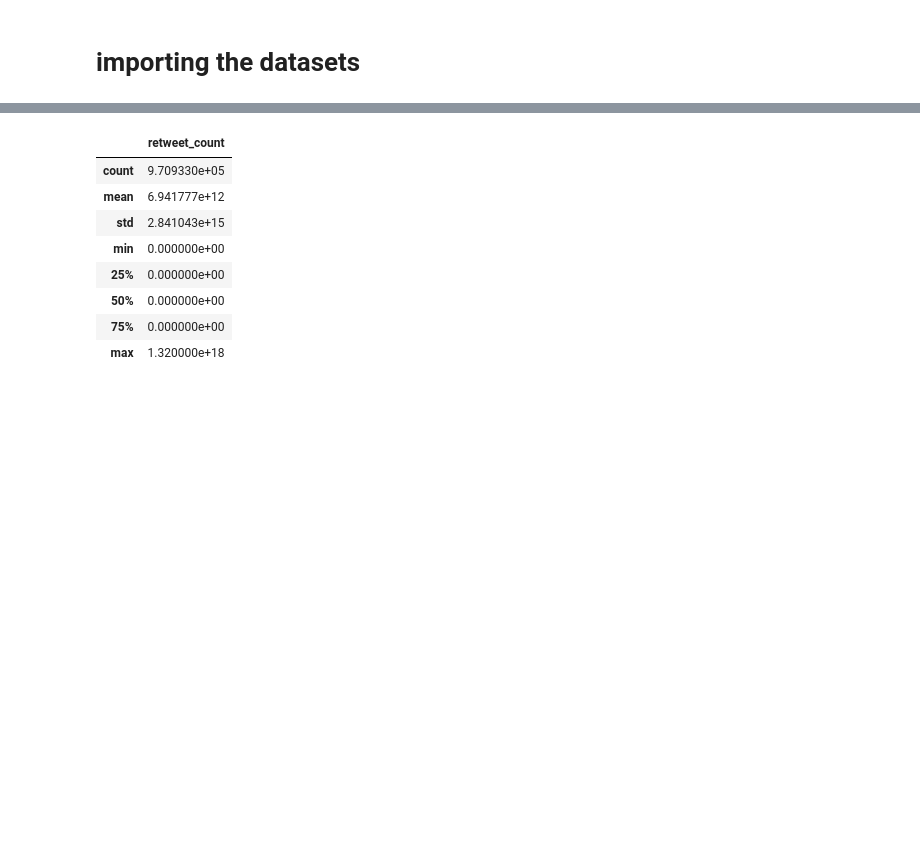
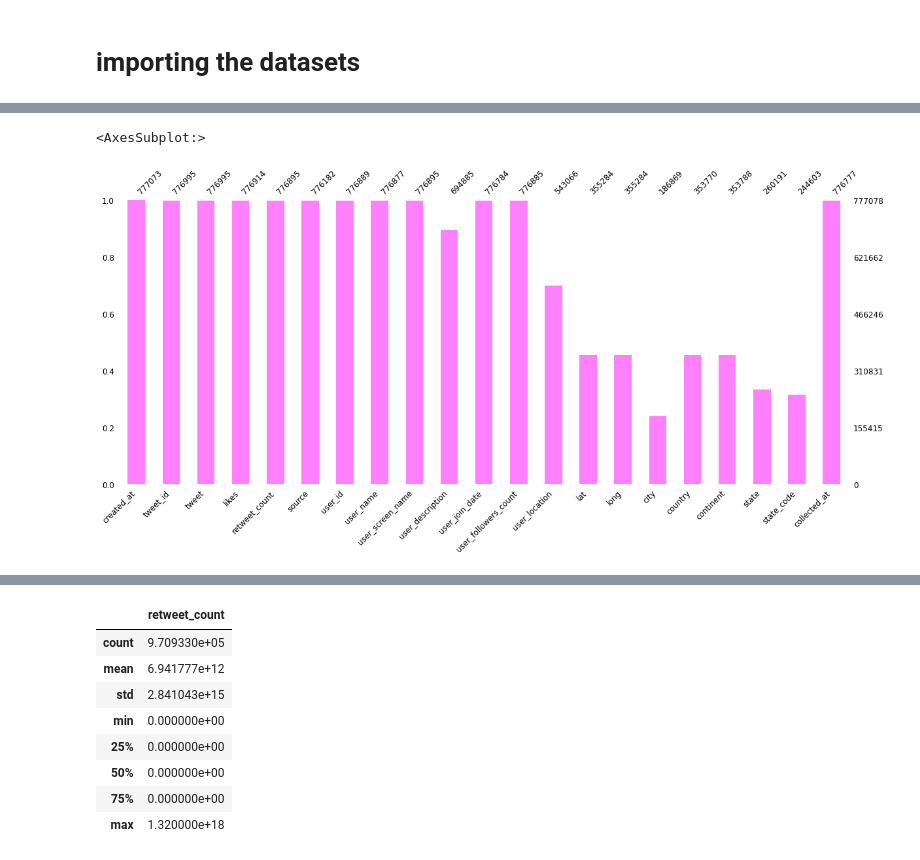
Before and after one commit to nihal136/Election-Twitter-Network-Graph-Tool, a Jupyter notebook: Trump_Biden_Analysis.ipynb, the cells around one changed output, grey strips where cells are left out. Drawn from its saved outputs; the diff is of its cells as text; code cells hidden in the pictures; blank space fills up the shorter version.

```diff
--- a/Trump_Biden_Analysis.ipynb
+++ b/Trump_Biden_Analysis.ipynb
@@ -41,3 +68,10 @@ bd = pd.read_csv('hashtag_joebiden.csv')
+# %%
+missingValueColumns = bd.columns[bd.isnull().any()].tolist()
+msno.bar(bd[missingValueColumns],\
+            figsize=(20,8),color=(1.0, 0.5, 1),fontsize=12,labels=True,)
+# %% [output]
+<AxesSubplot:>
+[figure, added]
 # %%
 tr.head()
 # %% [output]
```
Also changed, not shown: parts of 117 cells of this notebook.
